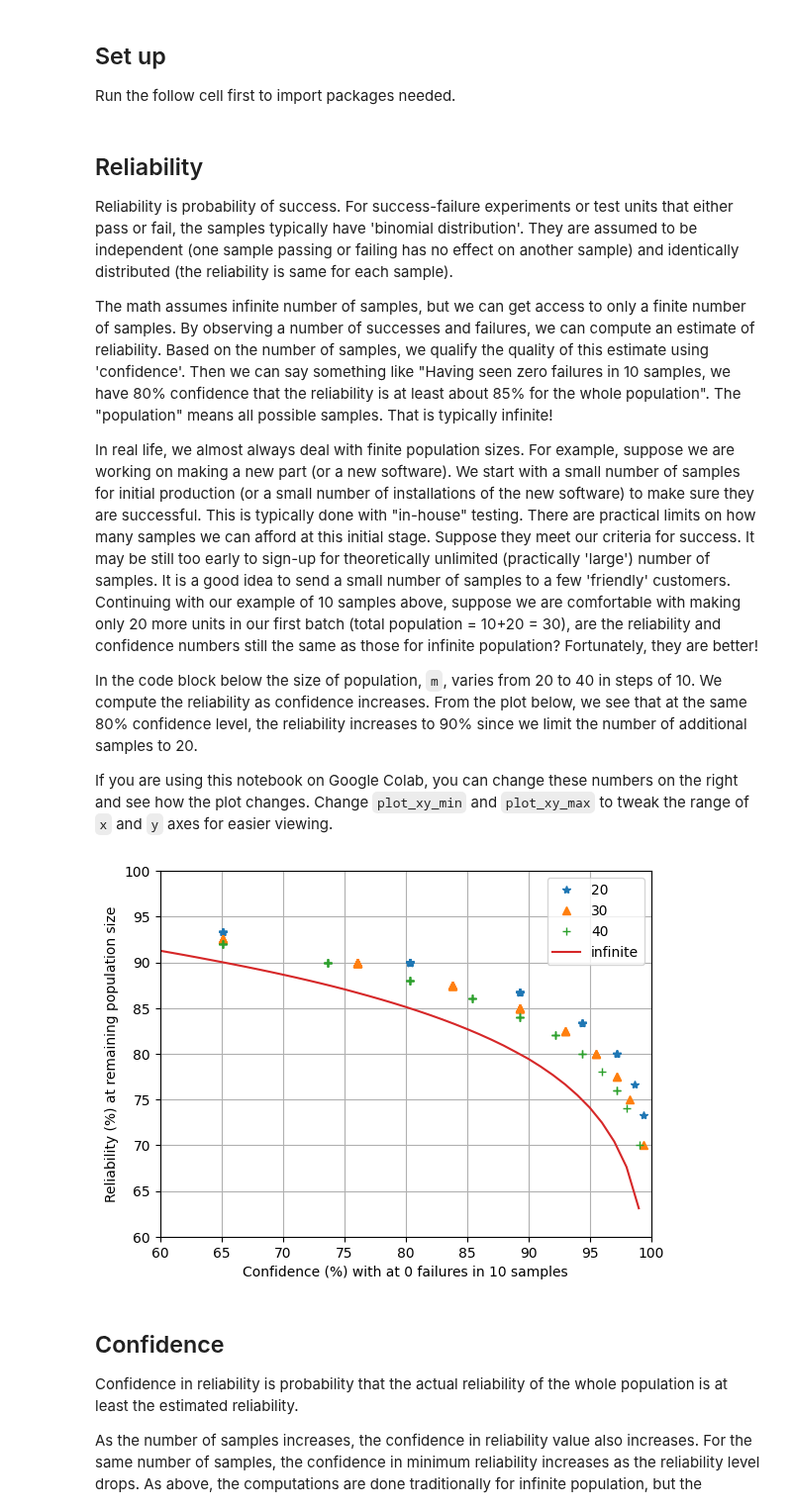
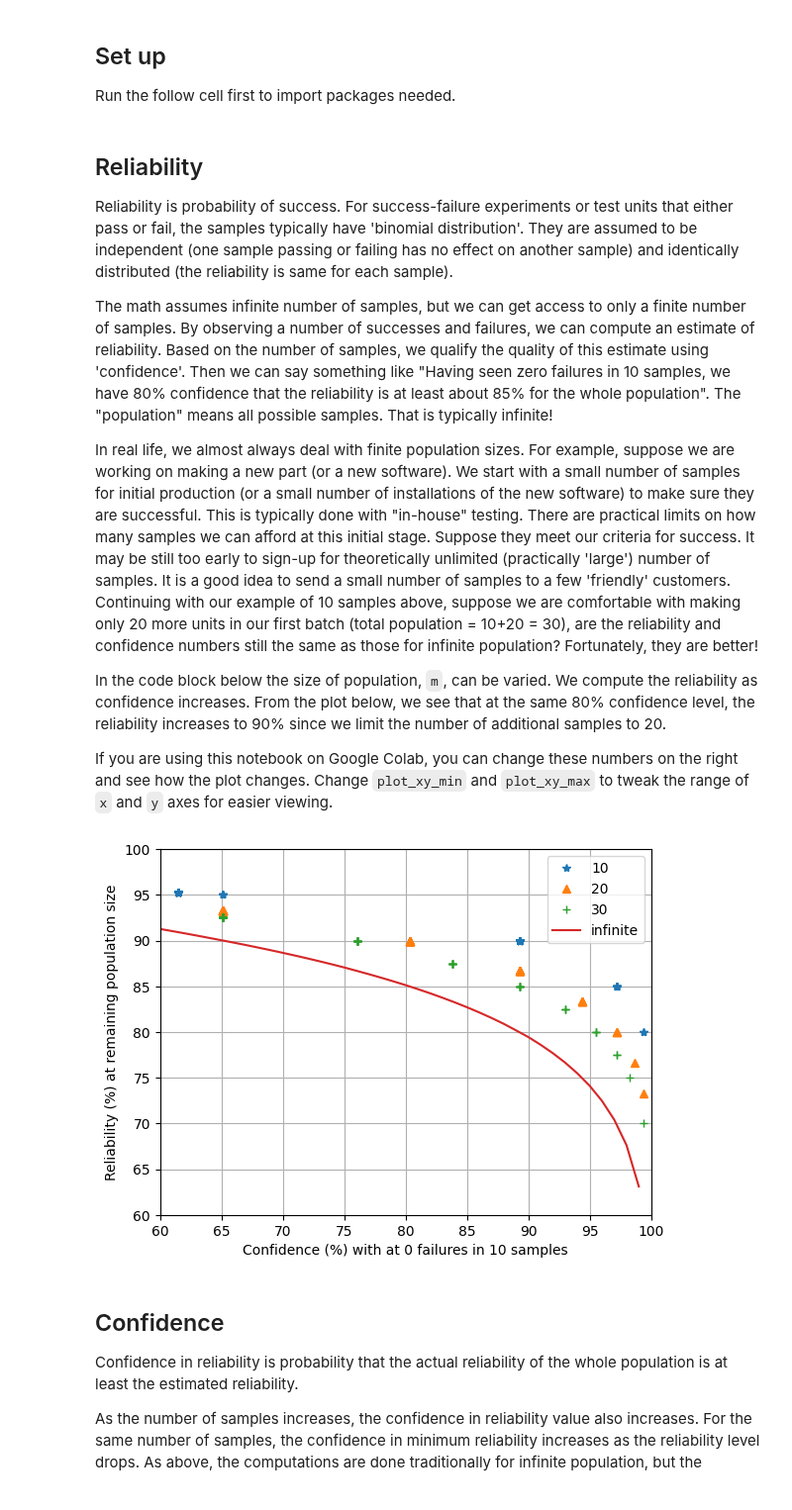
Before and after one commit to sanjaymjoshi/relistats_notebook, a Jupyter notebook: relistats_binomial_finite.ipynb, the cells around one changed output. Shown at 99% size. Cells and saved outputs as stored; diff of their text form; code cells hidden in the pictures.

```diff
--- a/relistats_binomial_finite.ipynb
+++ b/relistats_binomial_finite.ipynb
@@ -56,7 +56,7 @@ Continuing with our example of 10 samples above, suppose we are comfortable with
 20 more units in our first batch (total population = 10+20 = 30), are the reliability and
 confidence numbers still the same as those for infinite population? Fortunately, they are better!
 
-In the code block below the size of population, `m`, varies from 20 to 40 in steps of 10. We compute
+In the code block below the size of population, `m`, can be varied. We compute
 the reliability as confidence increases. From the plot
 below, we see that at the same 80% confidence level, the reliability increases to 90% since we limit
 the number of additional samples to 20.
@@ -68,44 +68,44 @@ and see how the plot changes. Change `plot_xy_min` and `plot_xy_max` to tweak th
 #@title Reliability computations { vertical-output: true }
 n = 10 #@param {type:"integer"}
 f = 0 #@param {type:"integer"}
-m_start = 20 #@param {type:"integer"}
-m_end = 40 #@param {type:"integer"}
+m_start = 10 #@param {type:"integer"}
+m_end = 30 #@param {type:"integer"}
 m_step = 10 #@param {type:"integer"}
 
-c_start = 60 #@param {type:"integer"}
+c_start = 1 #@param {type:"integer"}
 c_end = 99 #@param {type:"integer"}
 c_step = 1 #@param {type:"integer"}
 
 plot_xy_min = 60 #@param {type:"integer"}
 plot_xy_max = 100 #@param {type:"integer"}
 
 all_m = list(range(m_start, m_end+m_step, m_step))
 all_c = range(c_start, c_end+c_step, c_step)
 
 for m in all_m:
   rr = []
   cc = []
   for c in all_c:
     r, c2 = reli_fin(n, f, c/100, m)
     cc.append(c2*100)
     rr.append(r*100)
 
   plot_label = m
   plt.plot(cc, rr, next(marker), label=plot_label)
 
 # Infinite samples
 rr_inf = [reliability(n,f,c/100)*100 for c in all_c]
 plt.plot(all_c, rr_inf, label="infinite")
 
 plt.xlim(plot_xy_min, plot_xy_max)
 plt.ylim(plot_xy_min, plot_xy_max)
 plt.ylabel('Reliability (%) at remaining population size')
 plt.xlabel(f'Confidence (%) with at {f} failures in {n} samples')
 plt.legend()
 plt.grid()
 plt.show()
 # %% [output]
-[figure, old version]
+[figure, new version]
 # %% [markdown]
 ## Confidence
 
```
Also changed, not shown: parts of 1 cell of this notebook.
